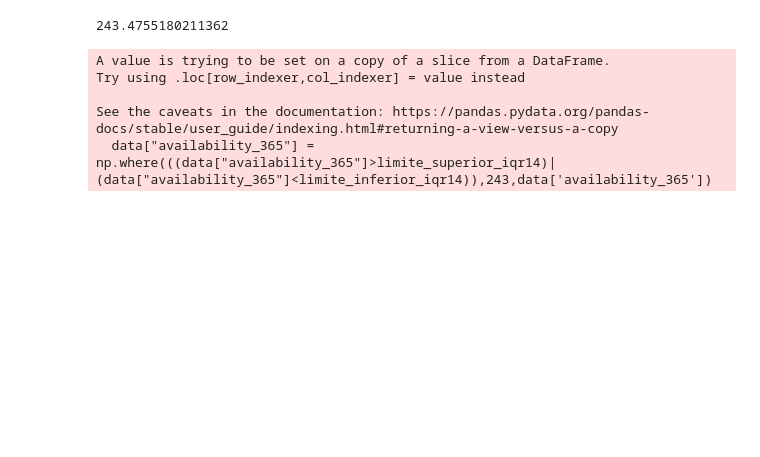
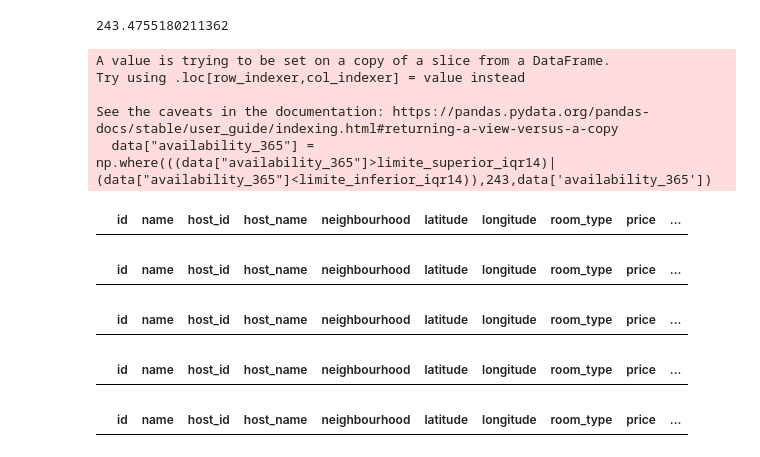
Before and after one commit to gabycantu/AIRBNB_Etapa1, a Jupyter notebook: Etapa1.ipynb, the cells around one changed output. Cells and saved outputs as stored; diff of their text form; code cells hidden in the pictures; blank space fills up the shorter version.

Commit message:
Comprobar que no hay outliers

```diff
--- a/Etapa1.ipynb
+++ b/Etapa1.ipynb
@@ -1054,3 +1030,33 @@ Try using .loc[row_indexer,col_indexer] = value instead
 
 See the caveats in the documentation: https://pandas.pydata.org/pandas-docs/stable/user_guide/indexing.html#returning-a-view-versus-a-copy
   data["availability_365"] = np.where(((data["availability_365"]>limite_superior_iqr14)|(data["availability_365"]<limite_inferior_iqr14)),243,data['availability_365'])
+# %%
+#Comprobar que se eliminaron los outliers
+outliers15= data[(data["price"]>limite_superior3)|(data["price"]<limite_inferior3)]
+outliers15
+# %% [output]
+|  | id | name | host_id | host_name | neighbourhood | latitude | longitude | room_type | price | ... |
+# %%
+#Comprobar que se eliminaron los outliers
+outliers16= data[(data["minimum_nights"]>limite_superior_iqr11)|(data["minimum_nights"]<limite_inferior_iqr11)]
+outliers16
+# %% [output]
+|  | id | name | host_id | host_name | neighbourhood | latitude | longitude | room_type | price | ... |
+# %%
+#Comprobar que se eliminaron los outliers
+outliers17= data[(data["number_of_reviews"]>limite_superior5)|(data["number_of_reviews"]<limite_inferior5)]
+outliers17
+# %% [output]
+|  | id | name | host_id | host_name | neighbourhood | latitude | longitude | room_type | price | ... |
+# %%
+#Comprobar que se eliminaron los outliers
+outliers18= data[(data["reviews_per_month"]>limite_superior_iqr13)|(data["reviews_per_month"]<limite_inferior_iqr13)]
+outliers18
+# %% [output]
+|  | id | name | host_id | host_name | neighbourhood | latitude | longitude | room_type | price | ... |
+# %%
+#Comprobar que se eliminaron los outliers
+outliers19= data[(data["availability_365"]>limite_superior_iqr14)|(data["availability_365"]<limite_inferior_iqr14)]
+outliers19
+# %% [output]
+|  | id | name | host_id | host_name | neighbourhood | latitude | longitude | room_type | price | ... |
```
Also changed, not shown: parts of 4 cells of this notebook.
